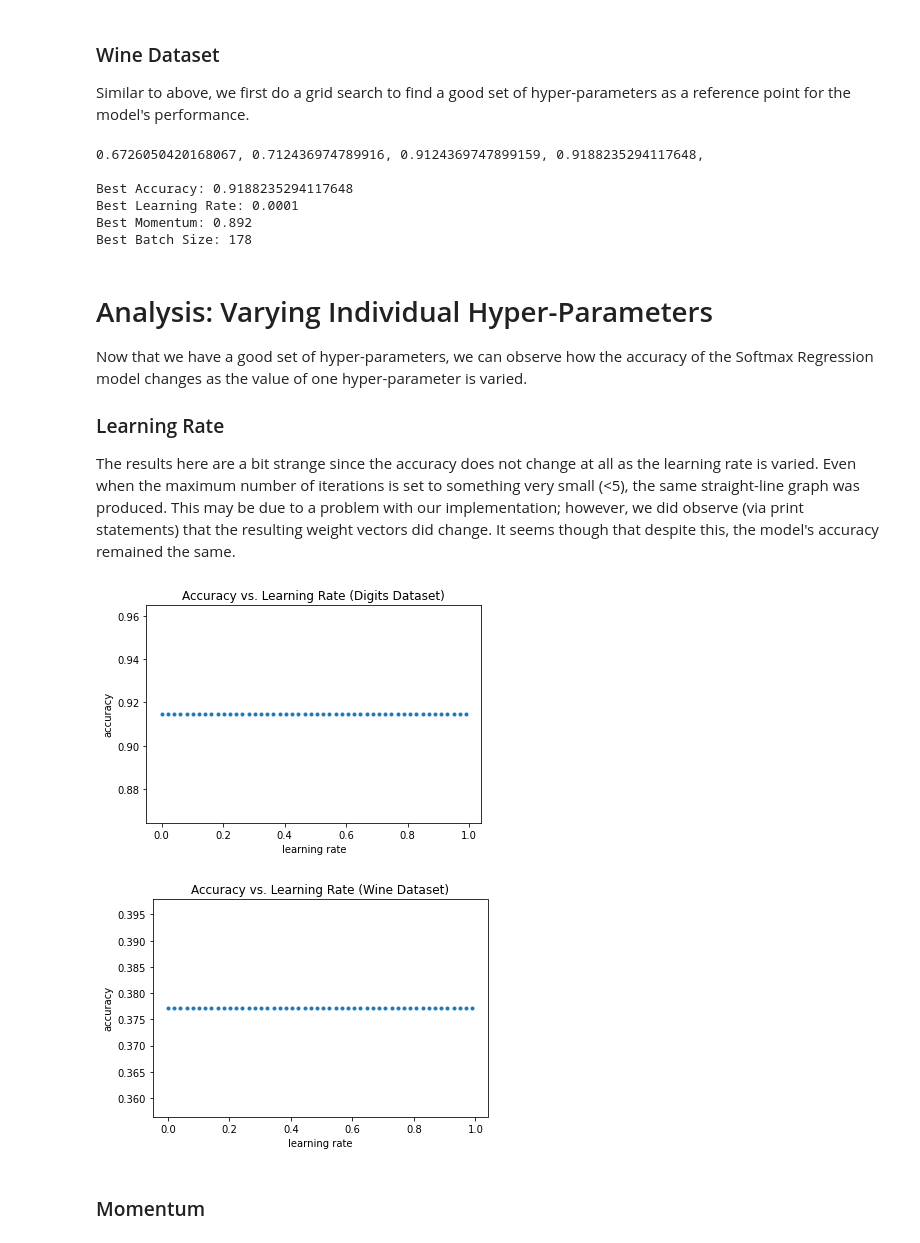
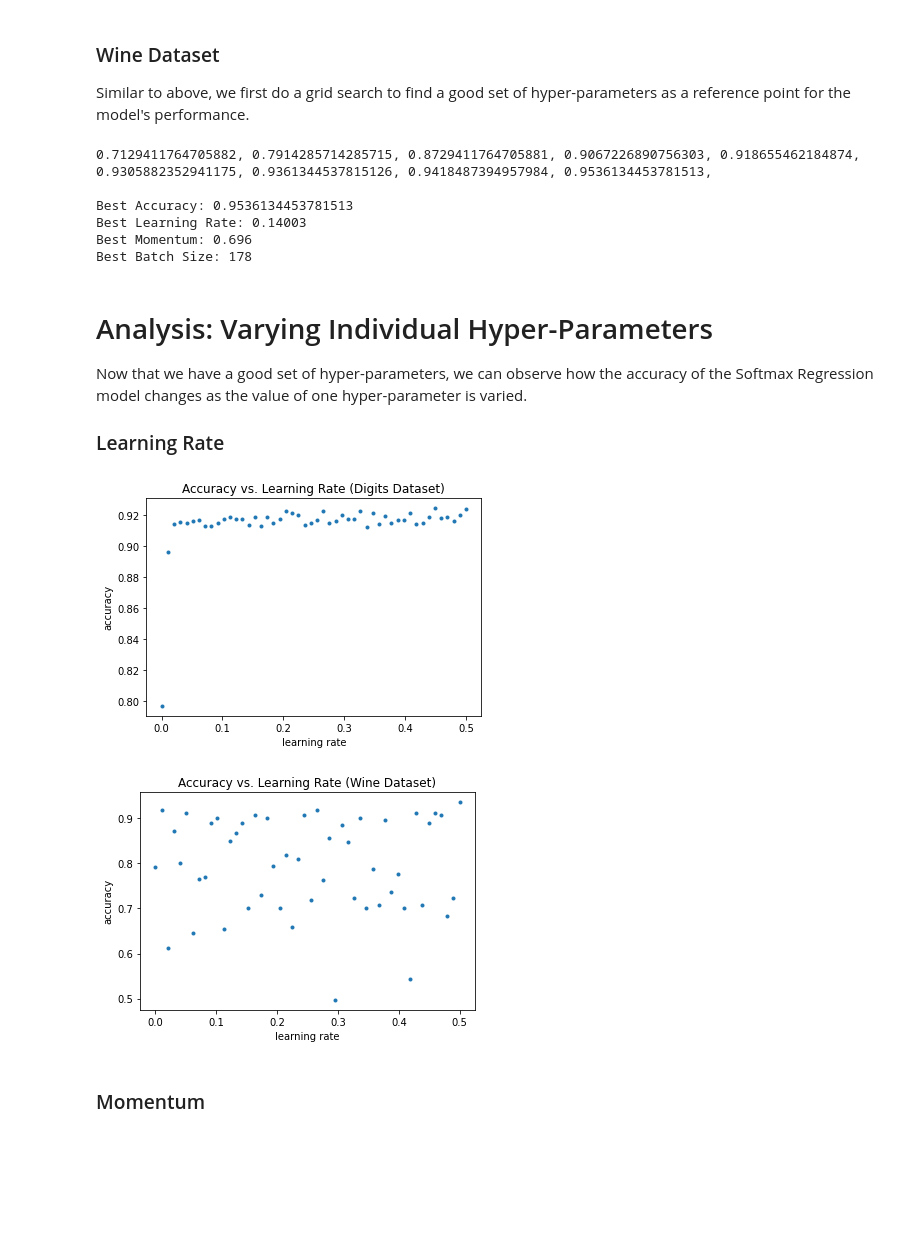
Before and after one commit to PaulHooley/ML_P2, a Jupyter notebook: SoftmaxRegression.ipynb, the cells around one changed output. Drawn from its saved outputs; the diff is of its cells as text; code cells hidden in the pictures; blank space fills up the shorter version.

Commit message:
Switch to random weights for initial weight matrix

```diff
--- a/SoftmaxRegression.ipynb
+++ b/SoftmaxRegression.ipynb
@@ -186,7 +188,7 @@ best_momentum = 0
 best_batch_size = x.shape[0]
 
 # grid search to find good hyper-parameters
-for learning_rate in np.linspace(0.0001, 0.2, 21):
+for learning_rate in np.linspace(0.0001, 0.2, 11):
     for momentum in np.linspace(0.5, 0.99, 11):
         accuracy = calculate_model_accuracy(x, y, C, learning_rate, momentum, x.shape[0])
         if accuracy > max_accuracy:
@@ -230,7 +232,7 @@ best_momentum = 0
 best_batch_size = x.shape[0]
 
 # grid search to find good hyper-parameters
-for learning_rate in np.linspace(0.0001, 0.2, 21):
+for learning_rate in np.linspace(0.0001, 0.2, 11):
     for momentum in np.linspace(0.5, 0.99, 11):
         accuracy = calculate_model_accuracy(x, y, C, learning_rate, momentum, x.shape[0])
         if accuracy > max_accuracy:
@@ -252,11 +254,11 @@ print("Best Learning Rate: {}".format(best_learning_rate))
 print("Best Momentum: {}".format(best_momentum))
 print("Best Batch Size: {}".format(best_batch_size))
 # %% [output]
-0.6726050420168067, 0.712436974789916, 0.9124369747899159, 0.9188235294117648,
+0.7129411764705882, 0.7914285714285715, 0.8729411764705881, 0.9067226890756303, 0.918655462184874, 0.9305882352941175, 0.9361344537815126, 0.9418487394957984, 0.9536134453781513,
 
-Best Accuracy: 0.9188235294117648
-Best Learning Rate: 0.0001
-Best Momentum: 0.892
+Best Accuracy: 0.9536134453781513
+Best Learning Rate: 0.14003
+Best Momentum: 0.696
 Best Batch Size: 178
 # %% [markdown]
 # Analysis: Varying Individual Hyper-Parameters
@@ -264,8 +266,15 @@ Best Batch Size: 178
 Now that we have a good set of hyper-parameters, we can observe how the accuracy of the Softmax Regression model changes as the value of one hyper-parameter is varied.
 
 ### Learning Rate
-
-The results here are a bit strange since the accuracy does not change at all as the learning rate is varied. Even when the maximum number of iterations is set to something very small (<5), the same straight-line graph was produced. This may be due to a problem with our implementation; however, we did observe (via print statements) that the resulting weight vectors did change. It seems though that despite this, the model's accuracy remained the same.
+# %%
+# store hyper-parameter values here for use below
+digits_learning_rate = 0.14003
+digits_momentum = 0.99
+digits_batch_size = 897
+
+wine_learning_rate = 0.14003
+wine_momentum = 0.696
+wine_batch_size = 178
 # %%
 from sklearn.datasets import load_digits
 from sklearn.datasets import load_wine
@@ -278,11 +287,11 @@ x, y = digits.data, digits.target
 
 C = 10
 digits_accuracies = []
-learning_rates = np.linspace(0.0001, 0.99, 50)
+learning_rates = np.linspace(0.0001, 0.5, 50)
 
 for learning_rate in learning_rates:
     # using the hyper-parameter values obtained from grid search
-    accuracy = calculate_model_accuracy(x, y, C, learning_rate, 0.549, 321, max_iters=100)
+    accuracy = calculate_model_accuracy(x, y, C, learning_rate, digits_momentum, digits_batch_size)
     digits_accuracies.append(accuracy)
 
 # plot for accuracy vs. learning rate on digits dataset
@@ -292,28 +301,28 @@ plt.xlabel('learning rate')
 plt.ylabel('accuracy')
 plt.show()
 # %% [output]
-[figure, old version]
+[figure, new version]
 # %%
 wine = load_wine()
 x, y = wine.data, wine.target
 
 C = 3
 wine_accuracies = []
-learning_rates = np.linspace(0.0001, 0.99, 50)
+learning_rates = np.linspace(0.0001, 0.5, 50)
 
 for learning_rate in learning_rates:
     # using the hyper-parameter values obtained from grid search
-    accuracy = calculate_model_accuracy(x, y, C, learning_rate, 0.892, x.shape[0], max_iters=100)
+    accuracy = calculate_model_accuracy(x, y, C, learning_rate, wine_momentum, wine_batch_size)
     wine_accuracies.append(accuracy)
 
 # plot for accuracy vs. learning rate on wine dataset
 plt.plot(learning_rates, wine_accuracies, '.')
 plt.title('Accuracy vs. Learning Rate (Wine Dataset)')
 plt.xlabel('learning rate')
 plt.ylabel('accuracy')
 plt.show()
 # %% [output]
-[figure, old version]
+[figure, new version]
 # %% [markdown]
 ### Momentum
 # %%
```
Also changed, not shown: parts of 15 cells of this notebook, 1 other file.
